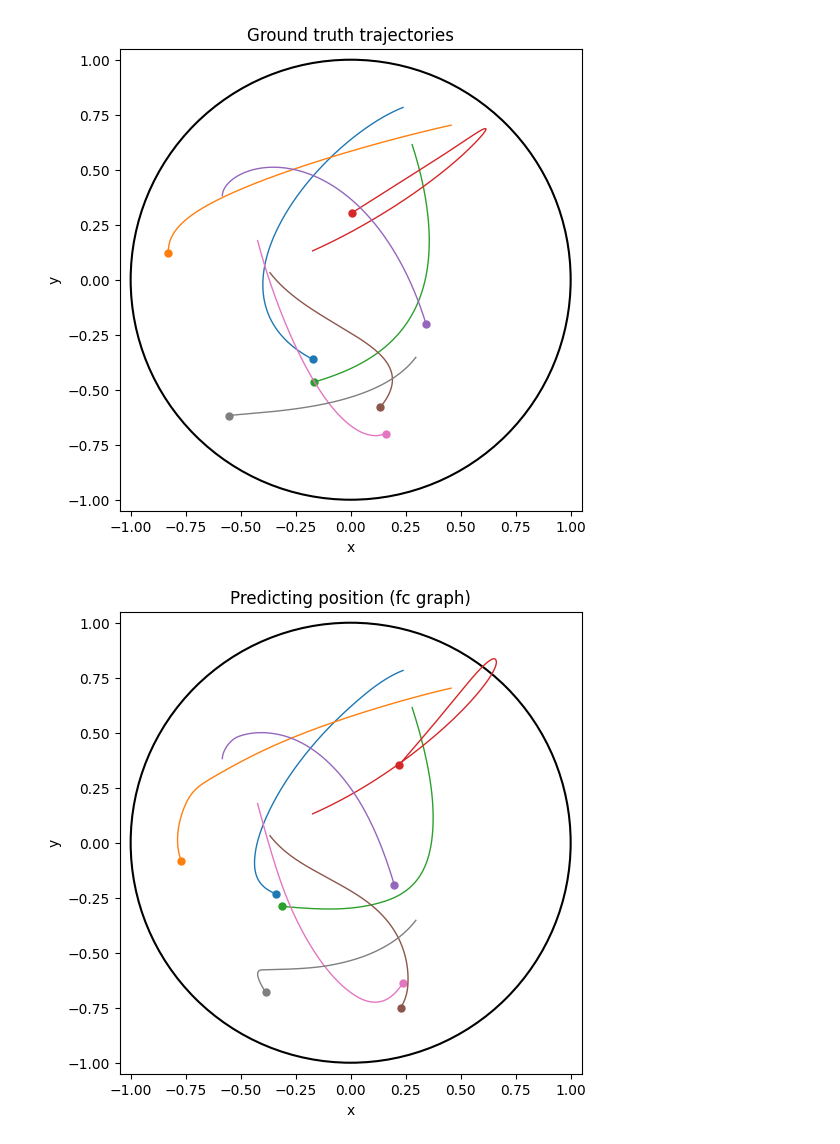
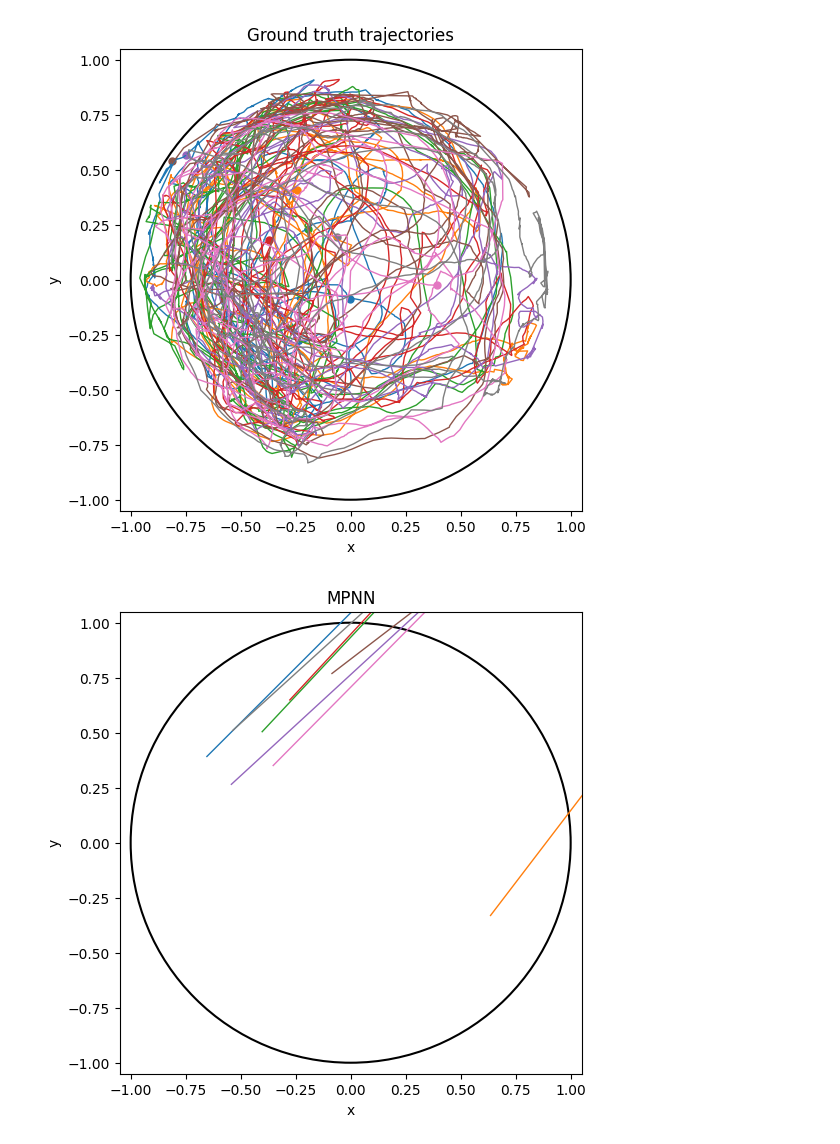
Before and after one commit to GrantMcConachie/interaction_rule_gnn, a Jupyter notebook: notebooks/plot_rollout.ipynb, the cells around one changed output. Cells and saved outputs as stored; diff of their text form; code cells hidden in the pictures.

```diff
--- a/notebooks/plot_rollout.ipynb
+++ b/notebooks/plot_rollout.ipynb
@@ -13,23 +10,26 @@ ground_truth = pkl.load(open('../data/spring_mass/static_graph/graphs/trial_0.pk
 # %%
+# get the predictions and the ground truth
+ground_truth = pkl.load(open('../data/fish/processed/8fish/240816f1.pkl', 'rb'))
+
 # split data up into train
-config = yaml.safe_load(open('../results/SpringMass/GAT/model/pred_acc_no_edges_self_loops/trial_0_config.yaml', 'r'))
+config = yaml.safe_load(open('../_model_comparrison_fish/results/model/mpnn/240816f1_config.yaml', 'r'))
 dat_train, dat_val, dat_test = utils.split_with_config(ground_truth, config)
 
 # plotting ground truth
 gt_pos = torch.stack([i.pos for i in dat_test])
 ax = plot_trajectories(gt_pos.permute(2, 1, 0))
 ax.set_title('Ground truth trajectories')
 
 # Plotting predictions
-preds = pkl.load(open('../_dt_sweep_experiment/results/model/dt16/trial_0_rollout_preds.pkl', 'rb'))
+preds = pkl.load(open('../_model_comparrison_fish/results/model/mpnn/240816f1_rollout_preds.pkl', 'rb'))
 ax = plot_trajectories(torch.stack(preds).permute(2, 1, 0))
-ax.set_title("16dt")
+ax.set_title("MPNN")
 
-preds = pkl.load(open('../_dt_sweep_experiment/results/model/dt128/trial_0_rollout_preds.pkl', 'rb'))
-ax = plot_trajectories(torch.stack(preds).permute(2, 1, 0))
-ax.set_title("128dt")
+# preds = pkl.load(open('../_dt_sweep_experiment/results/model/dt128/trial_0_rollout_preds.pkl', 'rb'))
+# ax = plot_trajectories(torch.stack(preds).permute(2, 1, 0))
+# ax.set_title("128dt")
 
 plt.show()
 # %% [output]
-[figure, old version]
+[figure, new version]
-[figure, old version]
+[figure, new version]
```
Also changed, not shown: parts of 8 cells of this notebook, 9 other files.
